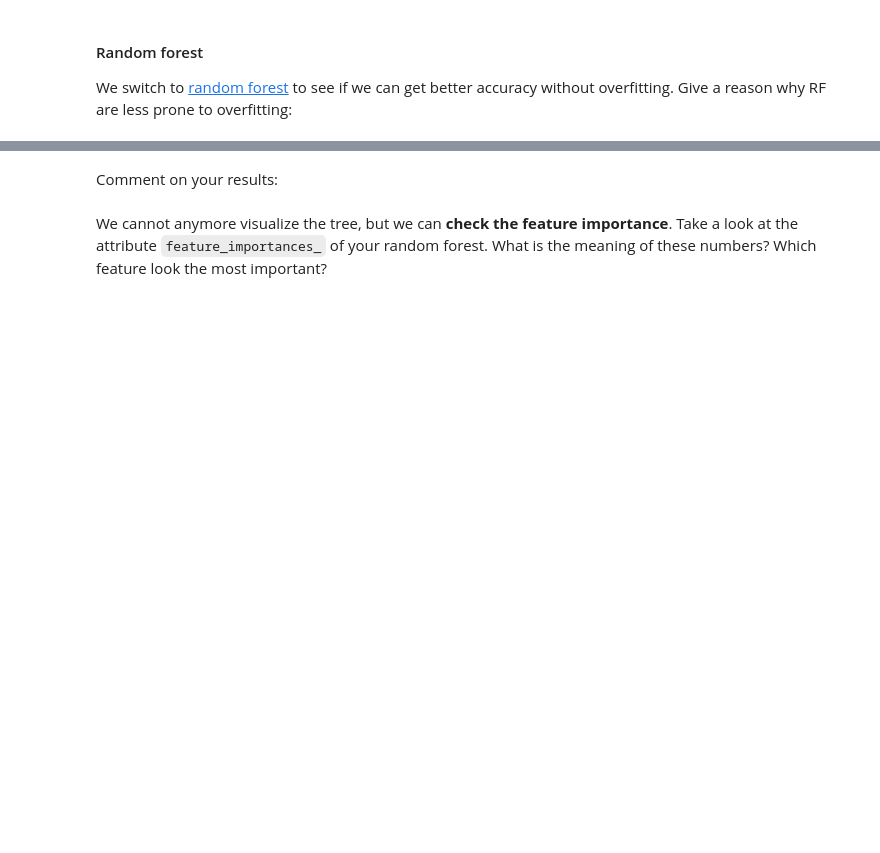
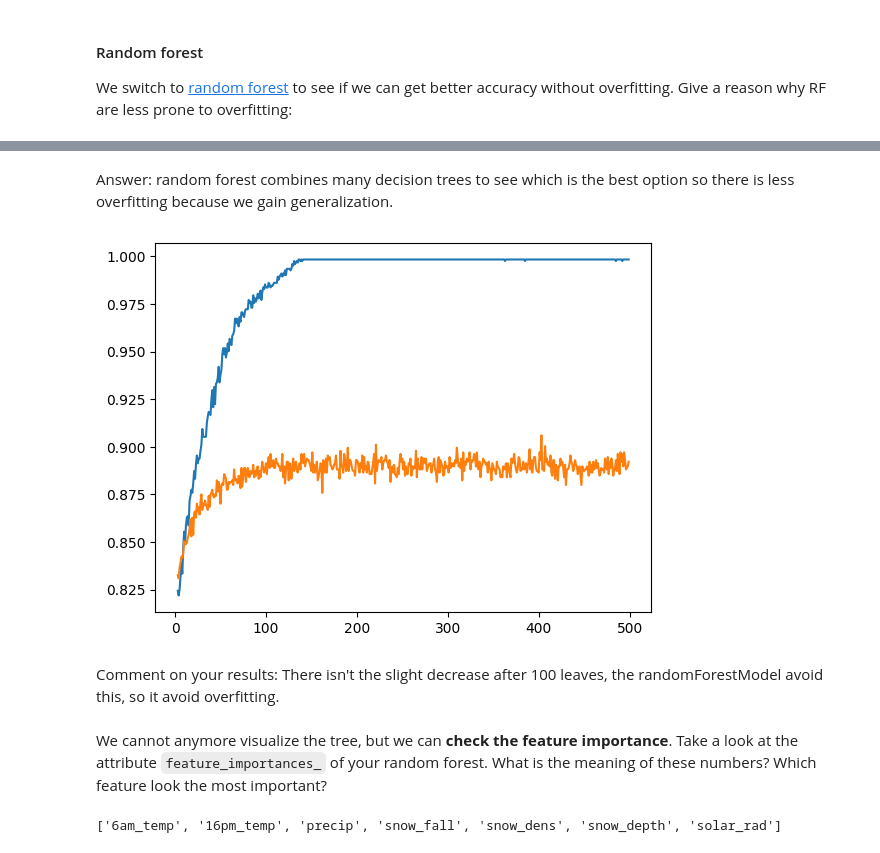
Before and after one commit to SamyZouggari/ia_labs, a Jupyter notebook: TP3/3.Supervised.ipynb, the cells around one changed output, grey strips where cells are left out. Drawn from its saved outputs; the diff is of its cells as text; code cells hidden in the pictures; blank space fills up the shorter version.

```diff
--- a/TP3/3.Supervised.ipynb
+++ b/TP3/3.Supervised.ipynb
@@ -284,24 +302,28 @@ Answer:
+# %% [markdown]
+Answer:
+random forest combines many decision trees to see which is the best option so there is less overfitting because we gain generalization.
 # %%
-
 accuracy_train = list()
 accuracy_test = list()
 
-leaves =#TO COMPLETE (1 expression)
+leaves = range(3,500)
 
 for nb_leaf in leaves:
-    rf_avalanche = RandomForestClassifier(max_leaf_nodes=nb_leaf,#TO COMPLETE (1 expression)
-#TO COMPLETE
-    predicted_rf_validation =#TO COMPLETE (1 expression)
-    predicted_rf_train =#TO COMPLETE (1 expression)
-    accuracy_test +=#TO COMPLETE (1 expression)
-    accuracy_train +=#TO COMPLETE (1 expression)
+    tree_avalanche = RandomForestClassifier(max_leaf_nodes=nb_leaf)
+    tree_avalanche.fit(X_train, y_train)
+    predicted_tree_validation = tree_avalanche.predict(X_test)
+    predicted_tree_train = tree_avalanche.predict(X_train)
+    accuracy_test.append(accuracy_score(y_test, predicted_tree_validation))
+    accuracy_train.append(accuracy_score(y_train, predicted_tree_train))
 
 
 
 plt.clf()
 plt.plot(leaves,accuracy_train,leaves,accuracy_test)
 plt.show()
+# %% [output]
+[figure, added]
-# %% [markdown]
-Comment on your results:
+# %% [markdown]
+Comment on your results: There isn't the slight decrease after 100 leaves, the randomForestModel avoid this, so it avoid overfitting.
 # %% [markdown]
 We cannot anymore visualize the tree, but we can **check the feature importance**. Take a look at the attribute `feature_importances_` of your random forest. What is the meaning of these numbers? Which feature look the most important?
@@ -309,0 +330,6 @@ We cannot anymore visualize the tree, but we can **check the feature importance*
+# %%
+tree_avalanche.feature_importances_
+
+print(kept_headers)
+# %% [output]
+['6am_temp', '16pm_temp', 'precip', 'snow_fall', 'snow_dens', 'snow_depth', 'solar_rad']
```
Also changed, not shown: parts of 18 cells of this notebook.
